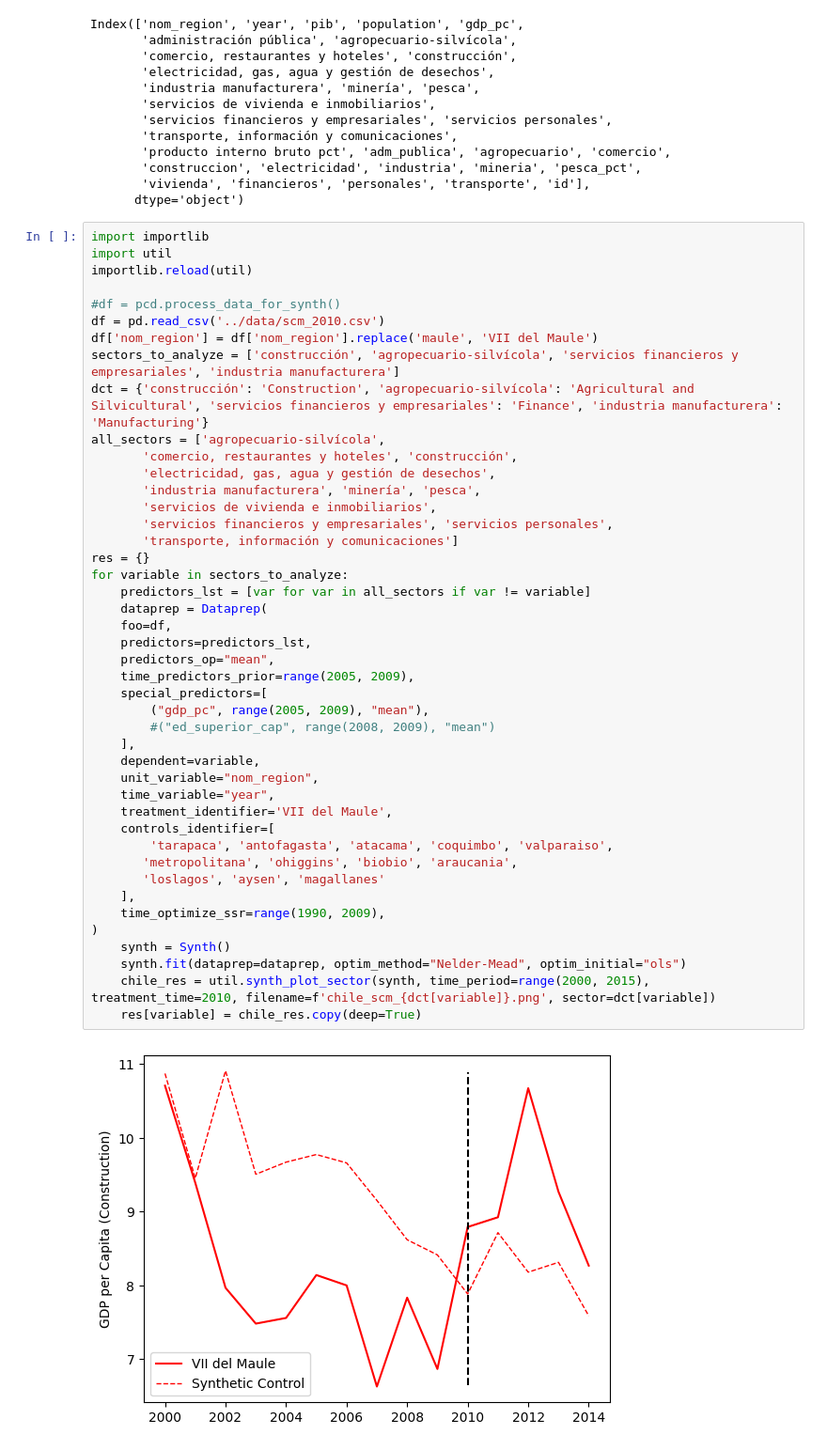
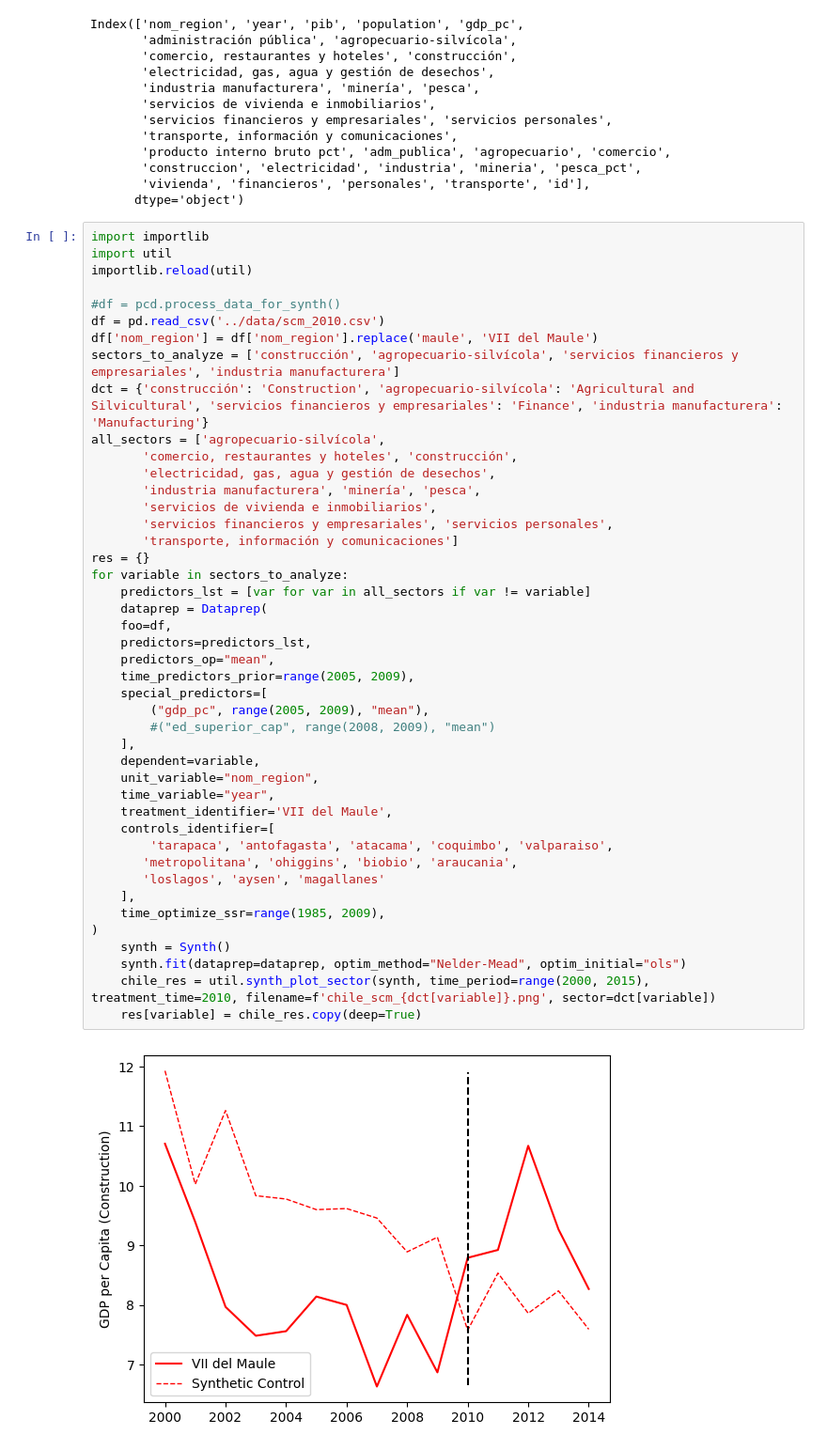
Before and after one commit to diodz/dpl-earthquakes, a Jupyter notebook: notebooks/Maule SCM.ipynb, the cells around one changed output. Shown at 94% size. Saved outputs shown, nothing was run; the diff lists cells and outputs as text.

```diff
--- a/notebooks/Maule SCM.ipynb
+++ b/notebooks/Maule SCM.ipynb
@@ -264,33 +264,33 @@ all_sectors = ['agropecuario-silvícola',
        'servicios de vivienda e inmobiliarios',
        'servicios financieros y empresariales', 'servicios personales',
        'transporte, información y comunicaciones']
 res = {}
 for variable in sectors_to_analyze:
     predictors_lst = [var for var in all_sectors if var != variable]
     dataprep = Dataprep(
     foo=df,
     predictors=predictors_lst,
     predictors_op="mean",
     time_predictors_prior=range(2005, 2009),
     special_predictors=[
         ("gdp_pc", range(2005, 2009), "mean"),
         #("ed_superior_cap", range(2008, 2009), "mean")
     ],
     dependent=variable,
     unit_variable="nom_region",
     time_variable="year",
     treatment_identifier='VII del Maule',
     controls_identifier=[
         'tarapaca', 'antofagasta', 'atacama', 'coquimbo', 'valparaiso',
        'metropolitana', 'ohiggins', 'biobio', 'araucania',
        'loslagos', 'aysen', 'magallanes'
     ],
-    time_optimize_ssr=range(1990, 2009),
+    time_optimize_ssr=range(1985, 2009),
 )
     synth = Synth()
     synth.fit(dataprep=dataprep, optim_method="Nelder-Mead", optim_initial="ols")
     chile_res = util.synth_plot_sector(synth, time_period=range(2000, 2015), treatment_time=2010, filename=f'chile_scm_{dct[variable]}.png', sector=dct[variable])
     res[variable] = chile_res.copy(deep=True)
 # %% [output]
-[figure, old version]
+[figure, new version]
 [figure]
```
Also changed, not shown: parts of 2 cells of this notebook, 5 other files.
